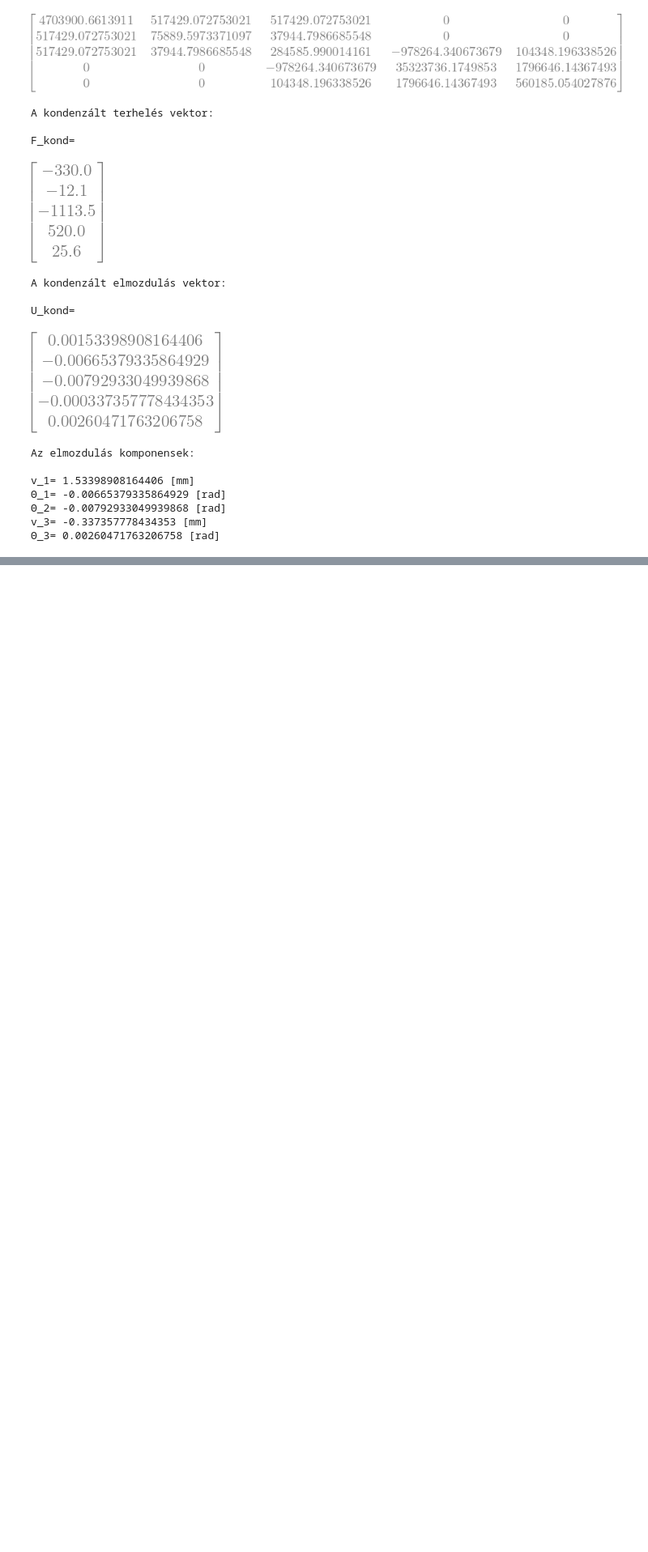
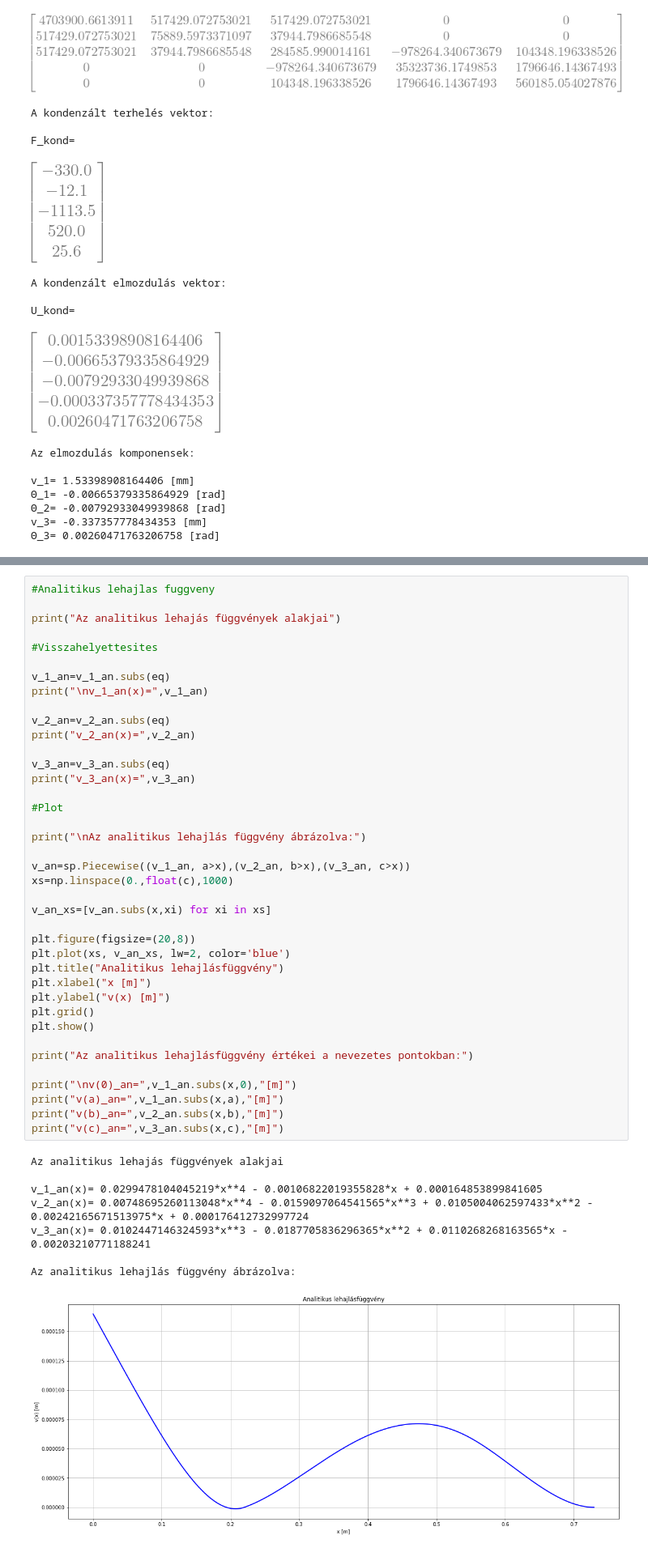
Before and after one commit to near731/VEM_HF1, a Jupyter notebook: vem_hf1.ipynb, the cells around one changed output, grey strips where cells are left out. Shown: that part at 81% size. Drawn from its saved outputs; the diff is of its cells as text; blank space fills up the shorter version.

```diff
--- a/vem_hf1.ipynb
+++ b/vem_hf1.ipynb
@@ -475,0 +605,48 @@ A hajlítónyomaték függvény ábrázolva:
+# %%
+#Analitikus lehajlas fuggveny
+
+print("Az analitikus lehajás függvények alakjai")
+
+#Visszahelyettesites
+
+v_1_an=v_1_an.subs(eq)
+print("\nv_1_an(x)=",v_1_an)
+
+v_2_an=v_2_an.subs(eq)
+print("v_2_an(x)=",v_2_an)
+
+v_3_an=v_3_an.subs(eq)
+print("v_3_an(x)=",v_3_an)
+
+#Plot
+
+print("\nAz analitikus lehajlás függvény ábrázolva:")
+
+v_an=sp.Piecewise((v_1_an, a>x),(v_2_an, b>x),(v_3_an, c>x))
+xs=np.linspace(0.,float(c),1000)
+
+v_an_xs=[v_an.subs(x,xi) for xi in xs]
+
+plt.figure(figsize=(20,8))
+plt.plot(xs, v_an_xs, lw=2, color='blue')
+plt.title("Analitikus lehajlásfüggvény")
+plt.xlabel("x [m]")
+plt.ylabel("v(x) [m]")
+plt.grid()
+plt.show()
+
+print("Az analitikus lehajlásfüggvény értékei a nevezetes pontokban:")
+
+print("\nv(0)_an=",v_1_an.subs(x,0),"[m]")
+print("v(a)_an=",v_1_an.subs(x,a),"[m]")
+print("v(b)_an=",v_2_an.subs(x,b),"[m]")
+print("v(c)_an=",v_3_an.subs(x,c),"[m]")
+# %% [output]
+Az analitikus lehajás függvények alakjai
+
+v_1_an(x)= 0.0299478104045219*x**4 - 0.00106822019355828*x + 0.000164853899841605
+v_2_an(x)= 0.00748695260113048*x**4 - 0.0159097064541565*x**3 + 0.0105004062597433*x**2 - 0.00242165671513975*x + 0.000176412732997724
+v_3_an(x)= 0.0102447146324593*x**3 - 0.0187705836296365*x**2 + 0.0110268268163565*x - 0.00203210771188241
+
+Az analitikus lehajlás függvény ábrázolva:
+[figure, added]
```
Also changed, not shown: parts of 6 cells of this notebook.
